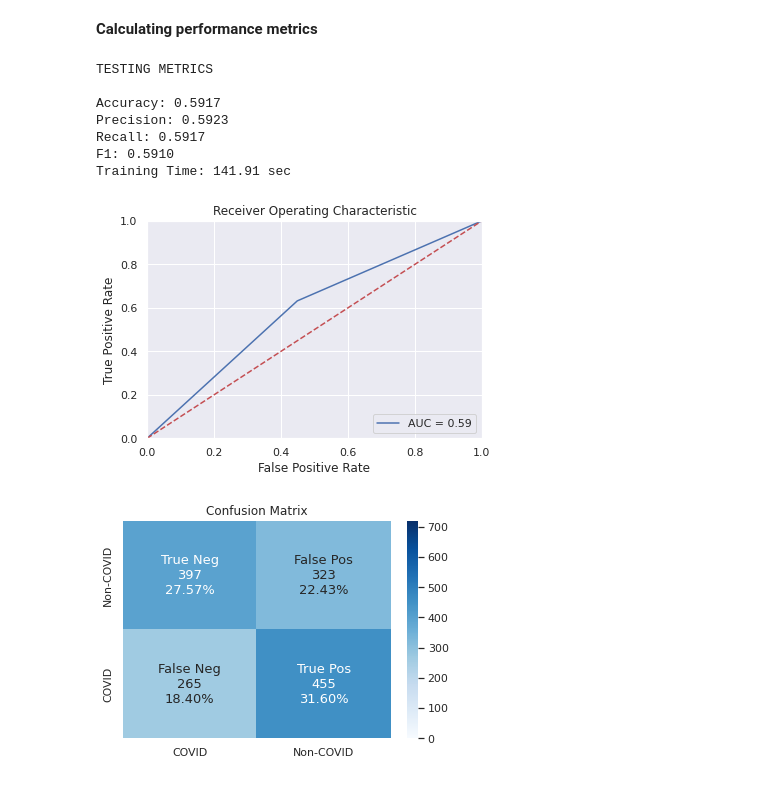
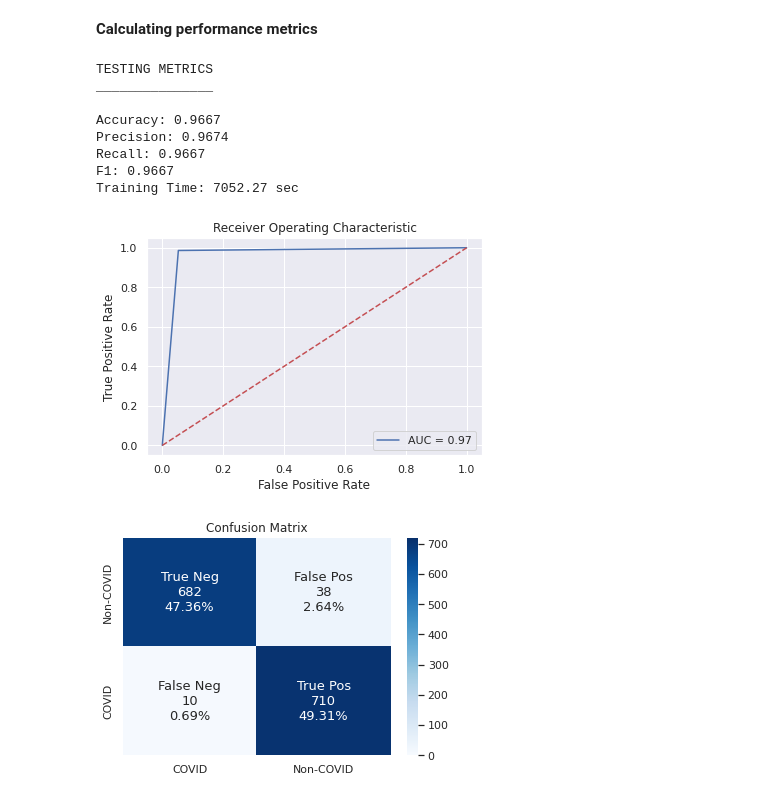
Before and after one commit to ujjalsaha/COVID-19-Detection-Using-CNN-Models-Survey, a Jupyter notebook: Haque_et_al.ipynb, the cells around one changed output. Saved outputs shown, nothing was run; the diff lists cells and outputs as text; code cells hidden in the pictures.

```diff
--- a/Haque_et_al.ipynb
+++ b/Haque_et_al.ipynb
@@ -431,7 +482,7 @@ def plot_training_metrics(epoch_metrics):
   plt.title('Accuracy/Training Loss over epochs')
   plt.ylabel('Accuracy/Loss')
   plt.xlabel('Epoch')
-  plt.ylim([0, 1])
+  plt.ylim([0, 1.05])
   plt.legend(['Validation Loss', 'Validation Accuracy'], loc='lower right')
   plt.savefig(f"{MODEL_PATH}Accuracy_Epoch.png")
   plt.show()
@@ -607,7 +658,7 @@ mode = ''
 
 if mode != '':
   # Update the model path to the output folder where the model is saved
-  MODEL_PATH = '/content/gdrive/MyDrive/models/CovidCNN/05-07-2021/18:06/'
+  MODEL_PATH = '/content/gdrive/MyDrive/models/CovidCNN/05-07-2021/03:33/'
 
   model, epoch_metrics = get_savedmodel(MODEL_PATH, mode)
   print(f"\nModel loaded from path -> {MODEL_PATH}")
@@ -672,7 +725,7 @@ MODEL TESTING COMPLETE!
   # Calculate the training time
   train_time = sum(epoch_metrics['epoch_timer'])
 
-  print(f"TESTING METRICS\n\nAccuracy: {accuracy:.4f} \nPrecision: {precision:.4f} \nRecall: {recall:.4f} \nF1: {fscore:.4f} \nTraining Time: {train_time:.2f} sec")
+  print(f"TESTING METRICS\n{'_'*15}\n\nAccuracy: {accuracy:.4f} \nPrecision: {precision:.4f} \nRecall: {recall:.4f} \nF1: {fscore:.4f} \nTraining Time: {train_time:.2f} sec \n\n")
 
   # Create a dictionary to save all the metrics and save it for later use
   test_metrics = dict({'accuracy' : accuracy,
@@ -696,44 +749,43 @@ MODEL TESTING COMPLETE!
   plt.plot(false_posrate, true_posrate, 'b', label = 'AUC = %0.2f' % roc_auc)
   plt.legend(loc = 'lower right')
   plt.plot([0, 1], [0, 1],'r--')
-  plt.xlim([0, 1])
-  plt.ylim([0, 1])
   plt.ylabel('True Positive Rate')
   plt.xlabel('False Positive Rate')
   plt.savefig(f"{MODEL_PATH}ROC.png")
   plt.show()
 
   # Show confusion matrix
   group_names = ['True Neg','False Pos','False Neg','True Pos']
   group_counts = ["{0:0.0f}".format(value) for value in
                   conf_matrix.flatten()]
   group_percentages = ["{0:.2%}".format(value) for value in
                       conf_matrix.flatten()/np.sum(conf_matrix)]
   labels = [f"{v1}\n{v2}\n{v3}" for v1, v2, v3 in
             zip(group_names,group_counts,group_percentages)]
   labels = np.asarray(labels).reshape(2,2)
   ht_map = sns.heatmap(conf_matrix,
                        annot=labels,
                        fmt = '',
                        annot_kws={'fontsize':13},
                        cmap='Blues',
                        xticklabels = ['COVID','Non-COVID'],
                        cbar_kws = {"ticks": np.arange(0,720,100)},
                        vmin=0, vmax=720
                       )
 
   ht_map.set_yticklabels(['Non-COVID','COVID'], va='center')
 
   ht_map.set(title="Confusion Matrix")
 
   plt.savefig(f"{MODEL_PATH}Confusion Matrix.png")
 # %% [output]
 TESTING METRICS
+_______________
 
-Accuracy: 0.5917
-Precision: 0.5923
-Recall: 0.5917
-F1: 0.5910
-Training Time: 141.91 sec
+Accuracy: 0.9667
+Precision: 0.9674
+Recall: 0.9667
+F1: 0.9667
+Training Time: 7052.27 sec
-[figure, old version]
+[figure, new version]
-[figure, old version]
+[figure, new version]
```
Also changed, not shown: parts of 16 cells of this notebook.
